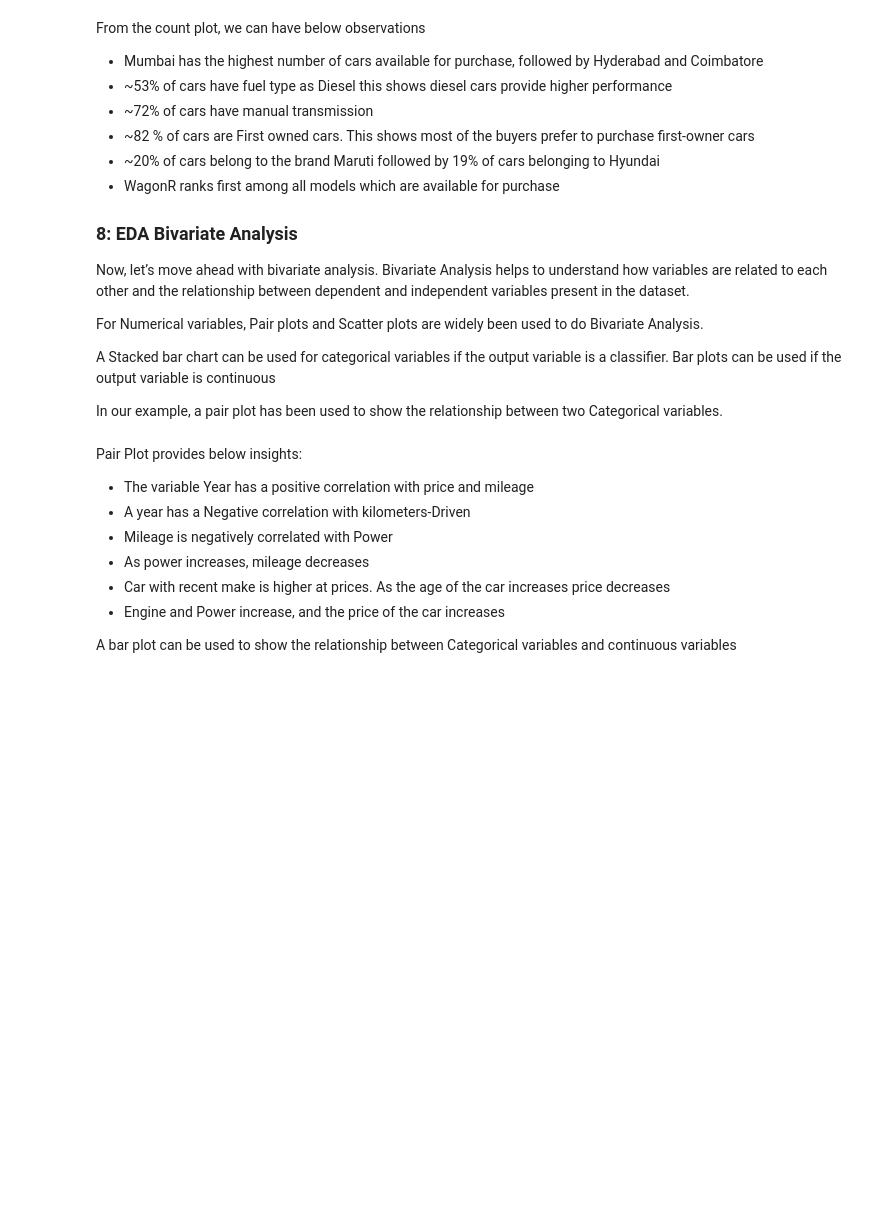
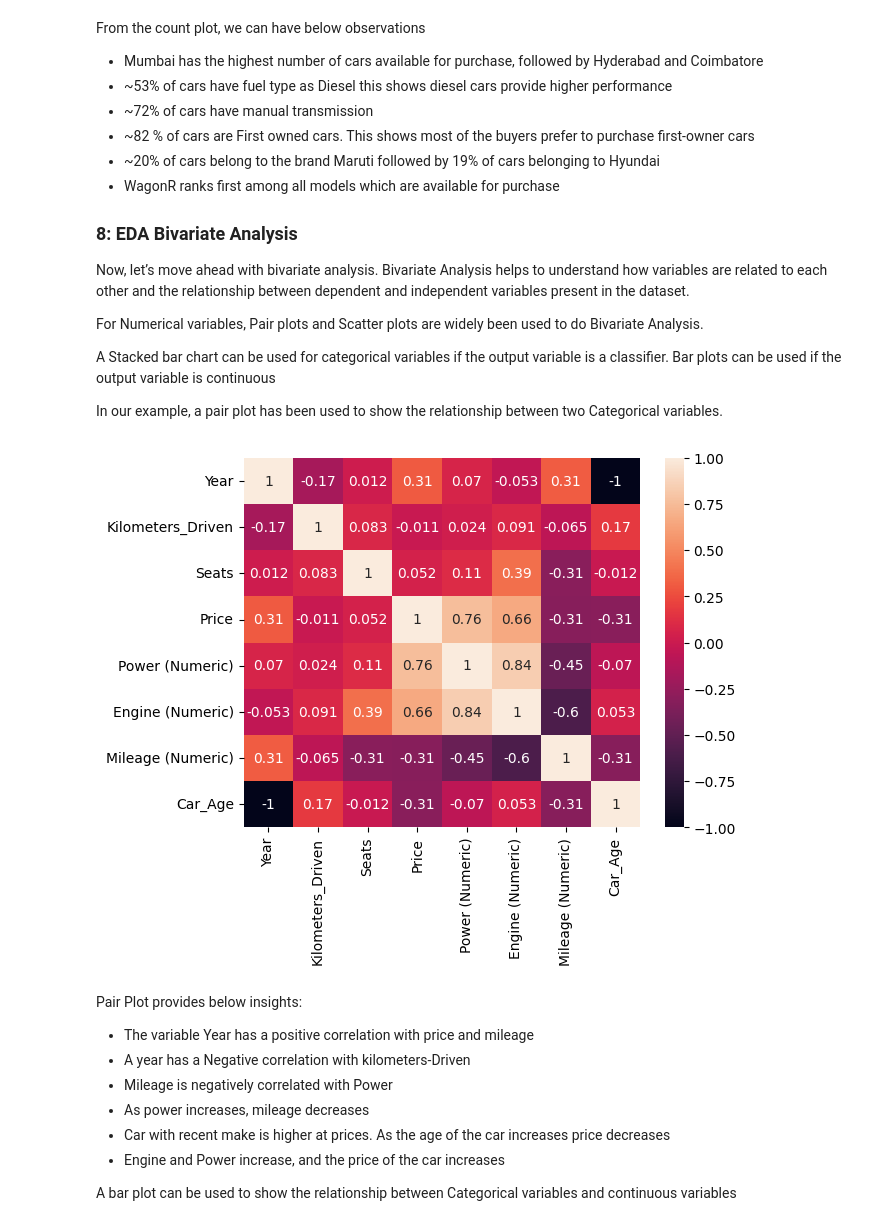
Before and after one commit to 1sumer/Python, a Jupyter notebook: EDA/Car/Car/Simple CAR EDA.ipynb, the cells around one changed output. Saved outputs shown, nothing was run; the diff lists cells and outputs as text; code cells hidden in the pictures; blank space fills up the shorter version.

```diff
--- a/EDA/Car/Car/Simple CAR EDA.ipynb
+++ b/EDA/Car/Car/Simple CAR EDA.ipynb
@@ -286,9 +494,11 @@ In our example, a pair plot has been used to show the relationship between two C
 # %%
 #plt.figure(figsize=(13,17))
 #sns.pairplot(data=data.drop(['Kilometers_Driven','Price'],axis=1))
-corr = data[['Year','Seats','Car_Age','Kilometers_Driven','Price']].corr()
+corr = data[num_cols].corr()
 sns.heatmap(corr, annot=True)
 plt.show()
+# %% [output]
+[figure, added]
 # %% [markdown]
 Pair Plot provides below insights:
 
```
Also changed, not shown: parts of 39 cells of this notebook.
